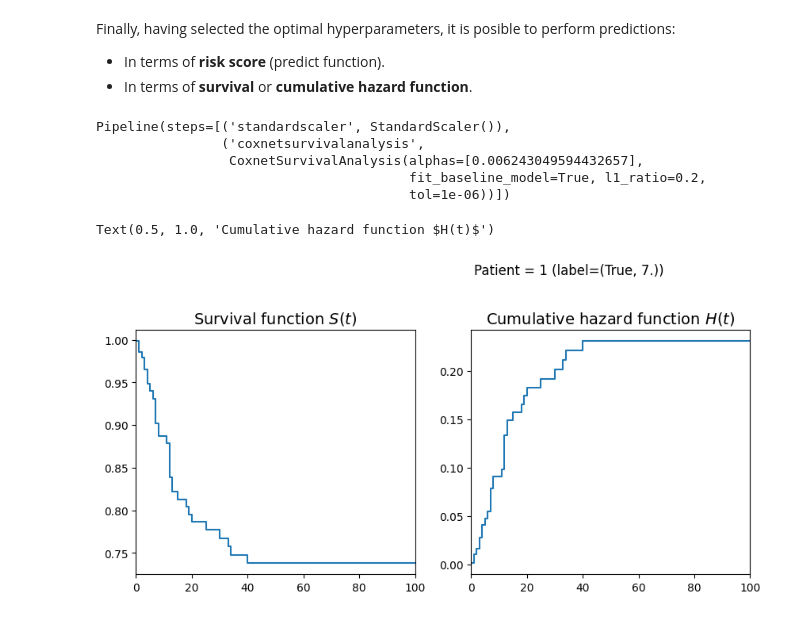
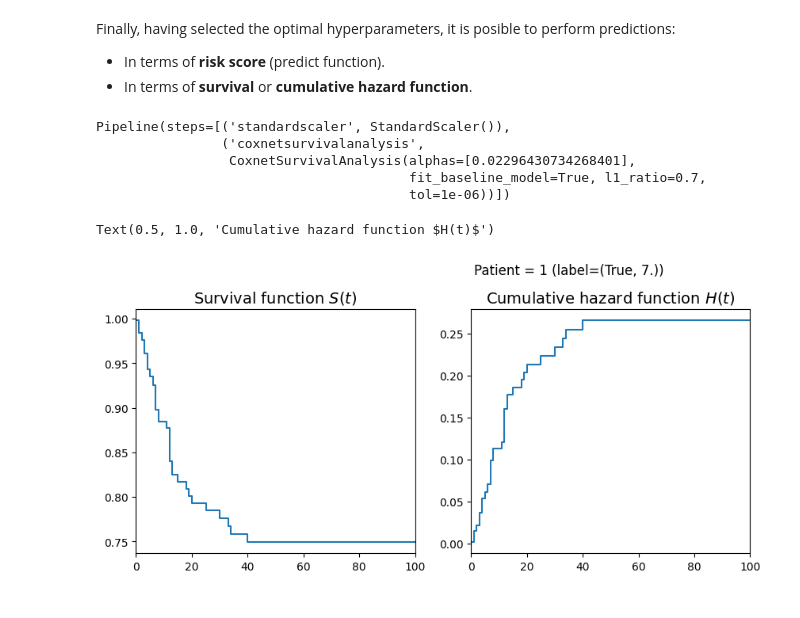
Before and after one commit to Pablomfm/Intracranial_Hemorrhages, a Jupyter notebook: 5.2 Inferential Statistics - Survival Analysis.ipynb, the cells around one changed output. Saved outputs shown, nothing was run; the diff lists cells and outputs as text; code cells hidden in the pictures.

```diff
--- a/5.2 Inferential Statistics - Survival Analysis.ipynb
+++ b/5.2 Inferential Statistics - Survival Analysis.ipynb
@@ -852,7 +852,7 @@ param_grid= {'coxnetsurvivalanalysis__alphas':  [[alpha] for alpha in alphas],
              'coxnetsurvivalanalysis__l1_ratio':[l1_ratio/10 for l1_ratio in range(1,10)],
              'coxnetsurvivalanalysis__tol':     [1e-6,1e-7,1e-8]}
 
-cv= KFold(n_splits=5, shuffle=True, random_state=0)
+cv= KFold(n_splits=10, shuffle=True, random_state=0)
 
 coxnet_gcv= GridSearchCV(estimator=coxnet_pipe,
                          param_grid=param_grid,
@@ -1069,24 +1070,24 @@ coxnet_pred.fit(X_data, y_data)
 # %% [output]
 Pipeline(steps=[('standardscaler', StandardScaler()),
                 ('coxnetsurvivalanalysis',
-                 CoxnetSurvivalAnalysis(alphas=[0.006243049594432657],
-                                        fit_baseline_model=True, l1_ratio=0.2,
+                 CoxnetSurvivalAnalysis(alphas=[0.02296430734268401],
+                                        fit_baseline_model=True, l1_ratio=0.7,
                                         tol=1e-06))])
 # %%
 # Predict a patient
 patient=1
 pred_survival= coxnet_pred.predict_survival_function(X_data.iloc[[patient,]])
 pred_hazard= coxnet_pred.predict_cumulative_hazard_function(X_data.iloc[[patient,]])
 
 fig, axs= plt.subplots(1,2, figsize=(10,4))
-plt.text(1, 0.3, 'Patient = ' + str(patient) + ' (label=' + str(y_data[patient]) + ')', fontsize=12)
+plt.text(1, 0.32, 'Patient = ' + str(patient) + ' (label=' + str(y_data[patient]) + ')', fontsize=12)
 
 axs[0].step(pred_survival[0].x, pred_survival[0].y, where='post')
 axs[1].step(pred_hazard[0].x,   pred_hazard[0].y,   where='post')
 axs[0].set_xlim((0,100))
 axs[1].set_xlim((0,100))
 axs[0].set_title('Survival function $S(t)$', fontsize=14)
 axs[1].set_title('Cumulative hazard function $H(t)$', fontsize=14)
 # %% [output]
 Text(0.5, 1.0, 'Cumulative hazard function $H(t)$')
-[figure, old version]
+[figure, new version]
```
Also changed, not shown: parts of 11 cells of this notebook.
